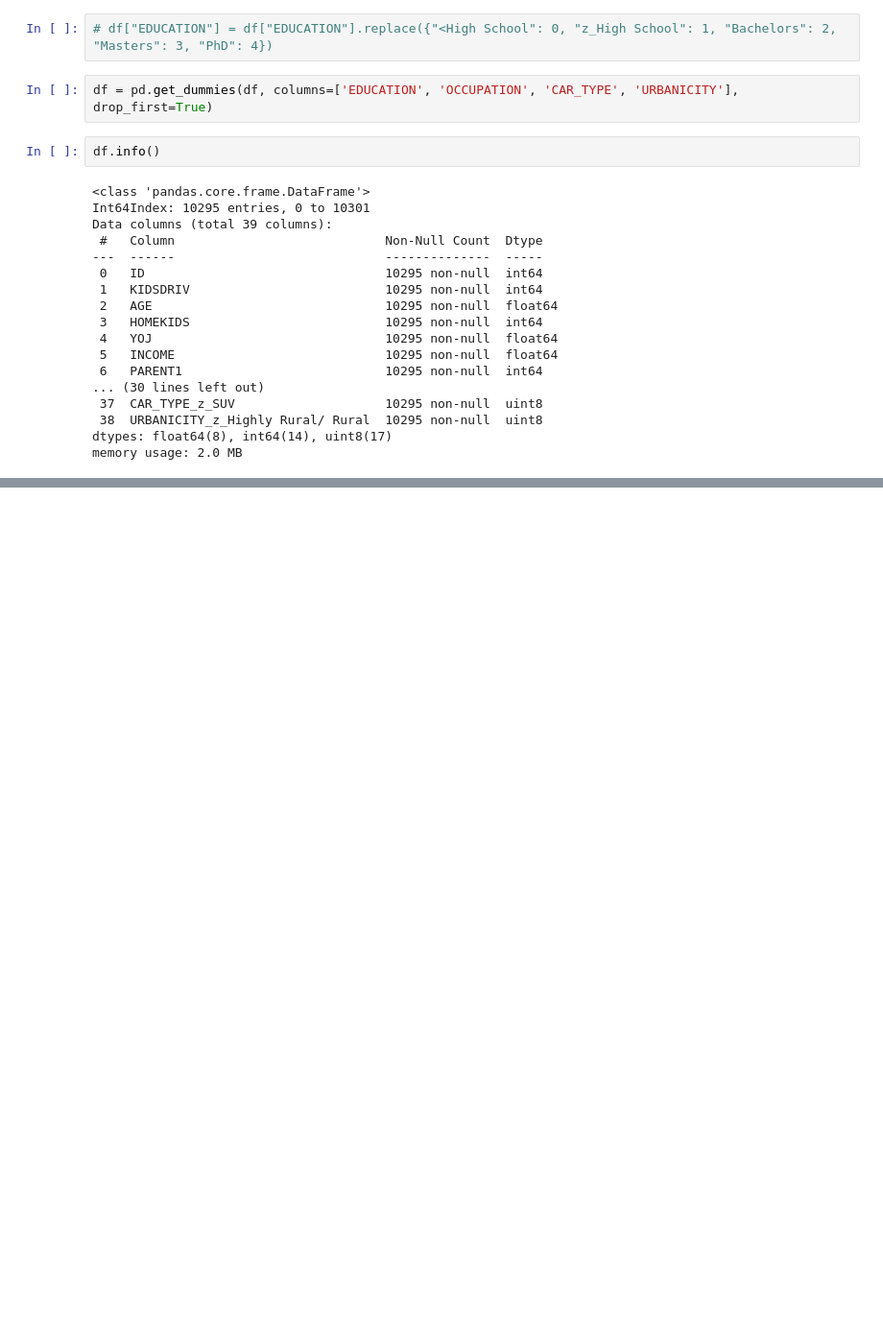
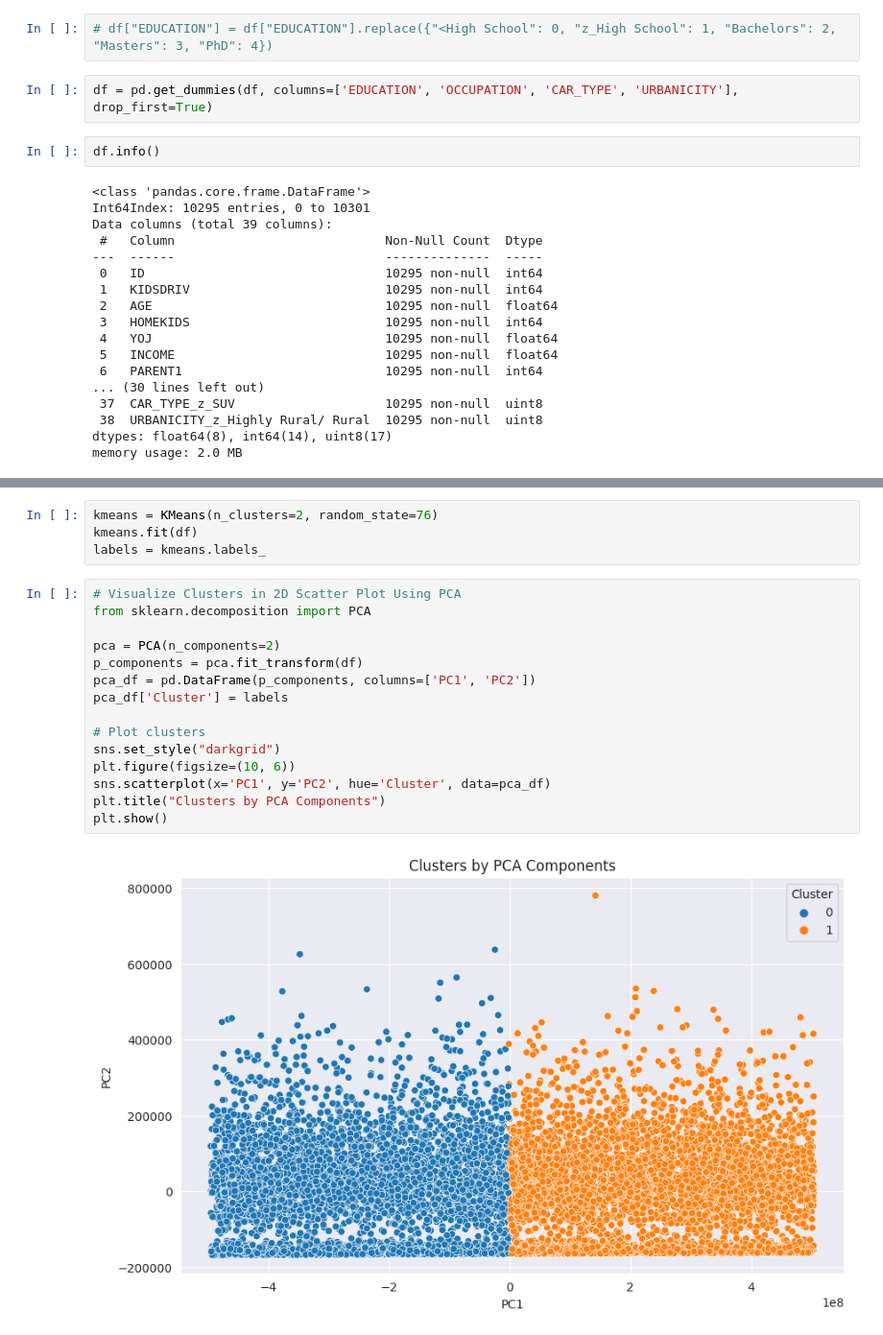
Before and after one commit to VavRe/data-mining-ut, a Jupyter notebook: CA3/Q1_KMeans_Insurace.ipynb, the cells around one changed output, grey strips where cells are left out. Shown: that part at 96% size. Drawn from its saved outputs; the diff is of its cells as text; blank space fills up the shorter version.

```diff
--- a/CA3/Q1_KMeans_Insurace.ipynb
+++ b/CA3/Q1_KMeans_Insurace.ipynb
@@ -186,0 +200,21 @@ Cluster count: 10, Silhouette score: 0.5452142509045997
+# %%
+kmeans = KMeans(n_clusters=2, random_state=76)
+kmeans.fit(df)
+labels = kmeans.labels_
+# %%
+# Visualize Clusters in 2D Scatter Plot Using PCA
+from sklearn.decomposition import PCA
+
+pca = PCA(n_components=2)
+p_components = pca.fit_transform(df)
+pca_df = pd.DataFrame(p_components, columns=['PC1', 'PC2'])
+pca_df['Cluster'] = labels
+
+# Plot clusters
+sns.set_style("darkgrid")
+plt.figure(figsize=(10, 6))
+sns.scatterplot(x='PC1', y='PC2', hue='Cluster', data=pca_df)
+plt.title("Clusters by PCA Components")
+plt.show()
+# %% [output]
+[figure, added]
```
Also changed, not shown: parts of 3 cells of this notebook.
